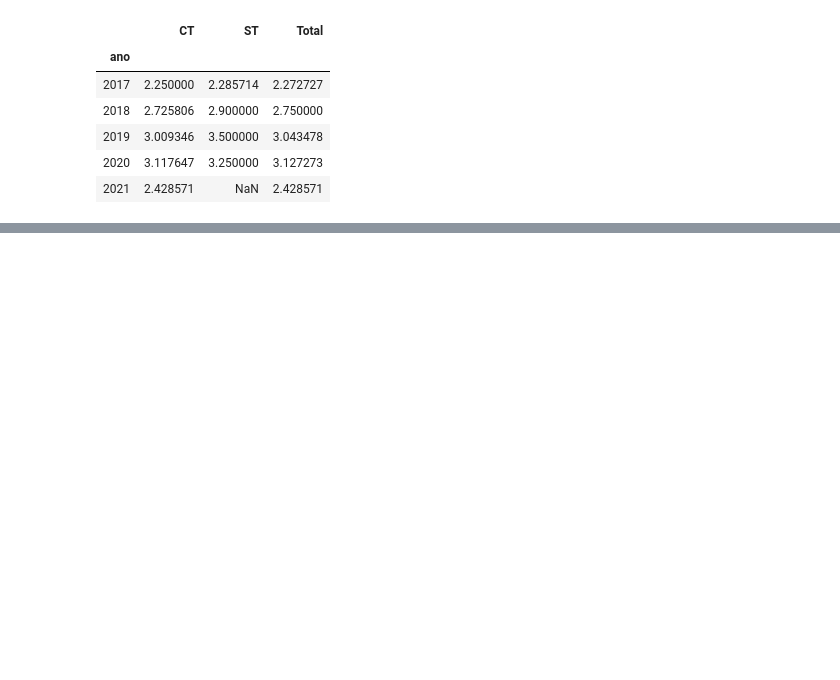
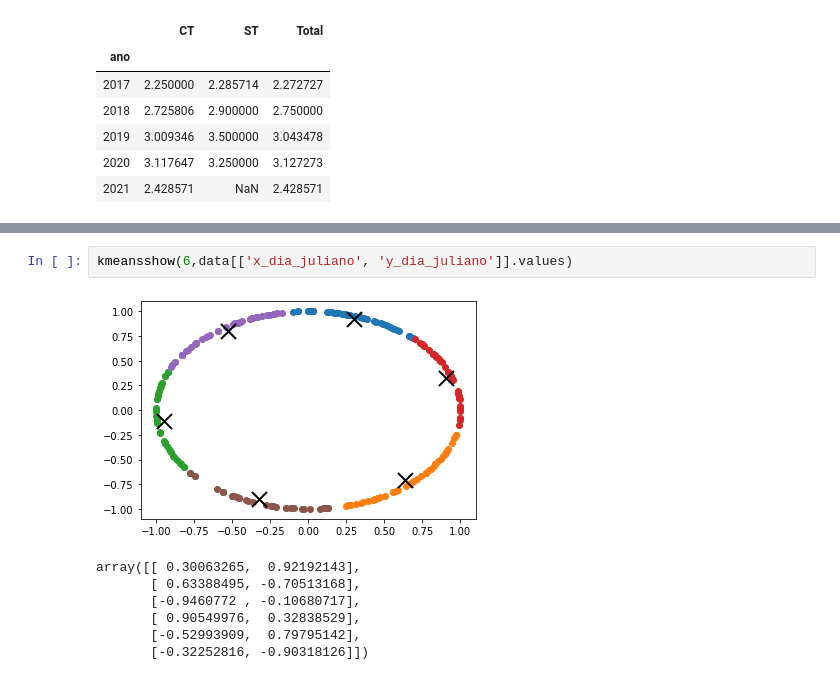
Before and after one commit to jcalheir/efc_slotss, a Jupyter notebook: slot_time/etl_jup.ipynb, the cells around one changed output, grey strips where cells are left out. Drawn from its saved outputs; the diff is of its cells as text; blank space fills up the shorter version.

```diff
--- a/slot_time/etl_jup.ipynb
+++ b/slot_time/etl_jup.ipynb
@@ -253,0 +310,10 @@ df_med_ano
+# %%
+kmeansshow(6,data[['x_dia_juliano', 'y_dia_juliano']].values)
+# %% [output]
+[figure, added]
+array([[ 0.30063265,  0.92192143],
+       [ 0.63388495, -0.70513168],
+       [-0.9460772 , -0.10680717],
+       [ 0.90549976,  0.32838529],
+       [-0.52993909,  0.79795142],
+       [-0.32252816, -0.90318126]])
```
Also changed, not shown: parts of 4 cells of this notebook.
